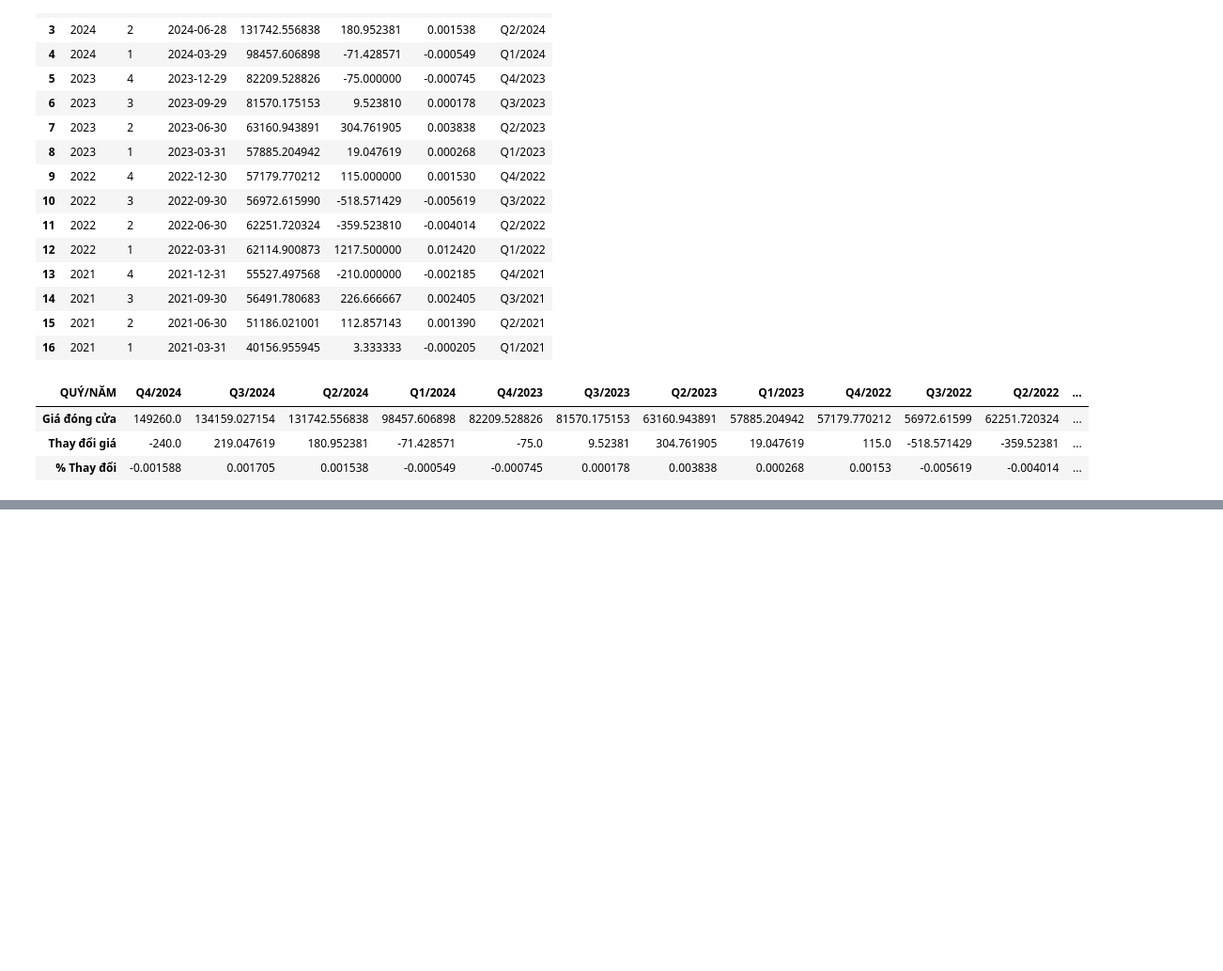
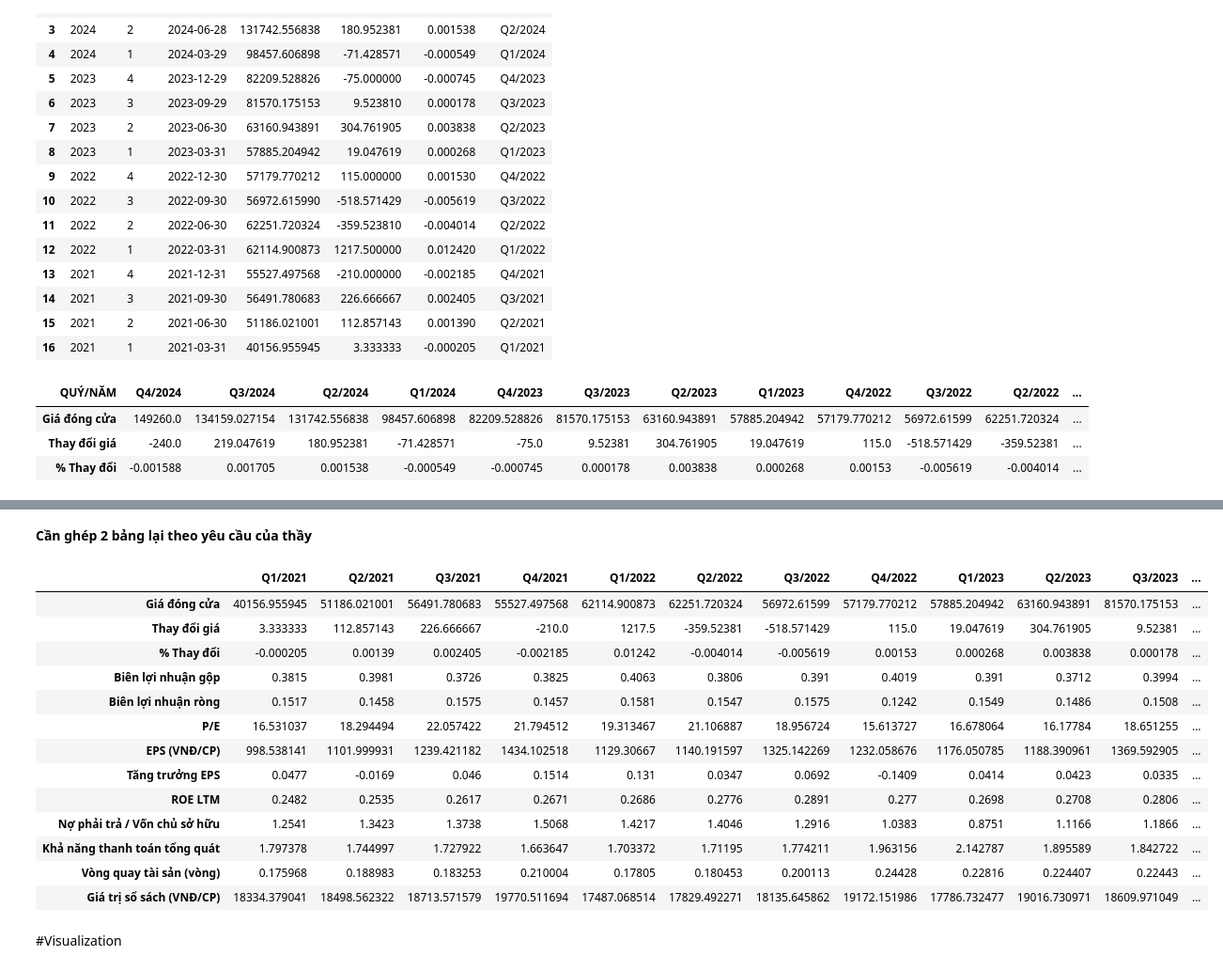
Before and after one commit to bokuwakira1411/Data-understanding---DM-A, a Jupyter notebook: createTable.ipynb, the cells around one changed output, grey strips where cells are left out. Shown at 94% size. Cells and saved outputs as stored; diff of their text form; code cells hidden in the pictures; blank space fills up the shorter version.

```diff
--- a/createTable.ipynb
+++ b/createTable.ipynb
@@ -194,0 +204,22 @@ new_table.shape
+# %% [markdown]
+**Cần ghép 2 bảng lại theo yêu cầu của thầy**
+# %%
+df = pd.concat([avg_df, new_table], axis=0)
+df
+# %% [output]
+|  | Q1/2021 | Q2/2021 | Q3/2021 | Q4/2021 | Q1/2022 | Q2/2022 | Q3/2022 | Q4/2022 | Q1/2023 | Q2/2023 | Q3/2023 | ... |
+| Giá đóng cửa | 40156.955945 | 51186.021001 | 56491.780683 | 55527.497568 | 62114.900873 | 62251.720324 | 56972.61599 | 57179.770212 | 57885.204942 | 63160.943891 | 81570.175153 | ... |
+| Thay đổi giá | 3.333333 | 112.857143 | 226.666667 | -210.0 | 1217.5 | -359.52381 | -518.571429 | 115.0 | 19.047619 | 304.761905 | 9.52381 | ... |
+| % Thay đổi | -0.000205 | 0.00139 | 0.002405 | -0.002185 | 0.01242 | -0.004014 | -0.005619 | 0.00153 | 0.000268 | 0.003838 | 0.000178 | ... |
+| Biên lợi nhuận gộp | 0.3815 | 0.3981 | 0.3726 | 0.3825 | 0.4063 | 0.3806 | 0.391 | 0.4019 | 0.391 | 0.3712 | 0.3994 | ... |
+| Biên lợi nhuận ròng | 0.1517 | 0.1458 | 0.1575 | 0.1457 | 0.1581 | 0.1547 | 0.1575 | 0.1242 | 0.1549 | 0.1486 | 0.1508 | ... |
+| P/E | 16.531037 | 18.294494 | 22.057422 | 21.794512 | 19.313467 | 21.106887 | 18.956724 | 15.613727 | 16.678064 | 16.17784 | 18.651255 | ... |
+| EPS (VNĐ/CP) | 998.538141 | 1101.999931 | 1239.421182 | 1434.102518 | 1129.30667 | 1140.191597 | 1325.142269 | 1232.058676 | 1176.050785 | 1188.390961 | 1369.592905 | ... |
+| Tăng trưởng EPS | 0.0477 | -0.0169 | 0.046 | 0.1514 | 0.131 | 0.0347 | 0.0692 | -0.1409 | 0.0414 | 0.0423 | 0.0335 | ... |
+| ROE LTM | 0.2482 | 0.2535 | 0.2617 | 0.2671 | 0.2686 | 0.2776 | 0.2891 | 0.277 | 0.2698 | 0.2708 | 0.2806 | ... |
+| Nợ phải trả / Vốn chủ sở hữu | 1.2541 | 1.3423 | 1.3738 | 1.5068 | 1.4217 | 1.4046 | 1.2916 | 1.0383 | 0.8751 | 1.1166 | 1.1866 | ... |
+| Khả năng thanh toán tổng quát | 1.797378 | 1.744997 | 1.727922 | 1.663647 | 1.703372 | 1.71195 | 1.774211 | 1.963156 | 2.142787 | 1.895589 | 1.842722 | ... |
+| Vòng quay tài sản (vòng) | 0.175968 | 0.188983 | 0.183253 | 0.210004 | 0.17805 | 0.180453 | 0.200113 | 0.24428 | 0.22816 | 0.224407 | 0.22443 | ... |
+| Giá trị sổ sách (VNĐ/CP) | 18334.379041 | 18498.562322 | 18713.571579 | 19770.511694 | 17487.068514 | 17829.492271 | 18135.645862 | 19172.151986 | 17786.732477 | 19016.730971 | 18609.971049 | ... |
+# %% [markdown]
+#Visualization
```
Also changed, not shown: parts of 13 cells of this notebook.
